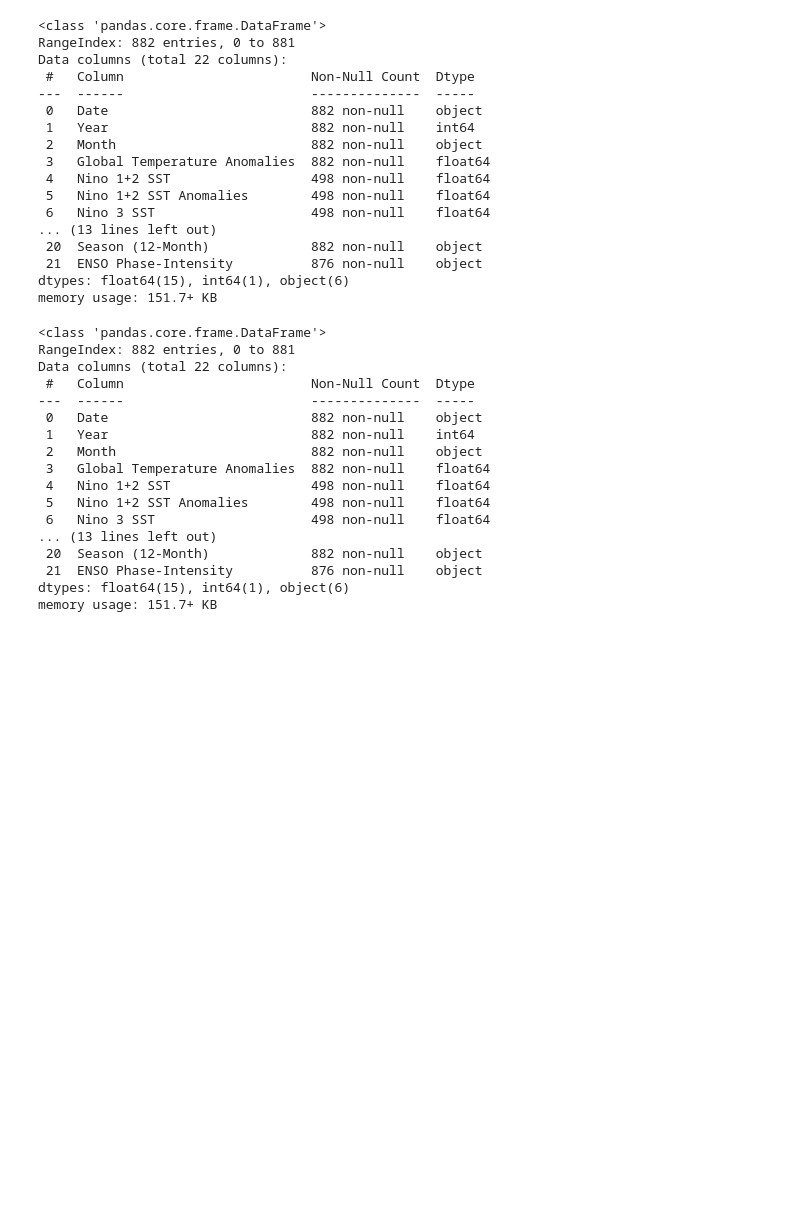
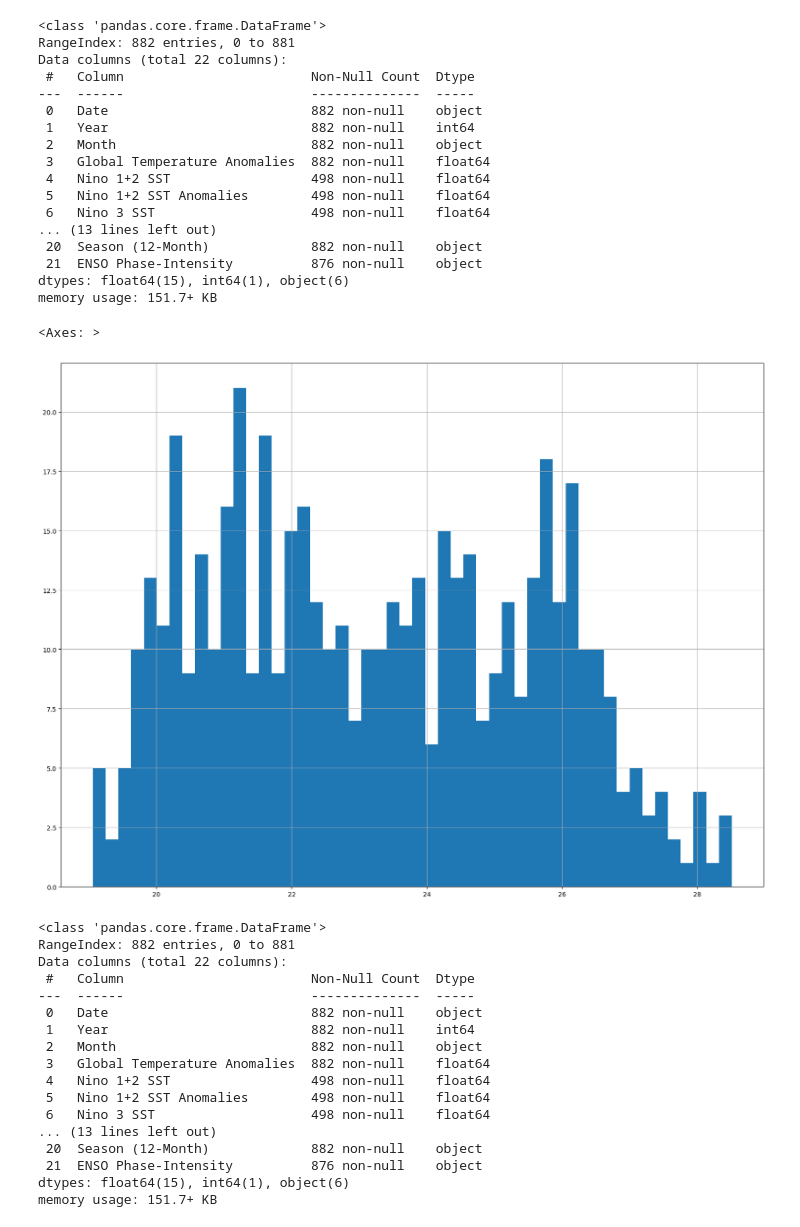
Before and after one commit to jyounes23/Project1CSCI296, a Jupyter notebook: Early Spring.ipynb, the cells around one changed output. Saved outputs shown, nothing was run; the diff lists cells and outputs as text; code cells hidden in the pictures; blank space fills up the shorter version.

```diff
--- a/Early Spring.ipynb
+++ b/Early Spring.ipynb
@@ -204,6 +204,11 @@ Data columns (total 22 columns):
  21  ENSO Phase-Intensity          876 non-null    object
 dtypes: float64(15), int64(1), object(6)
 memory usage: 151.7+ KB
+# %%
+data["Nino 1+2 SST"].hist(bins=50, figsize=(20,15))
+# %% [output]
+<Axes: >
+[figure, added]
 # %%
 data.info(show_counts=True) # show_counts=True will show the number of non-null values
 # %% [output]
```
Also changed, not shown: parts of 2 cells of this notebook.
